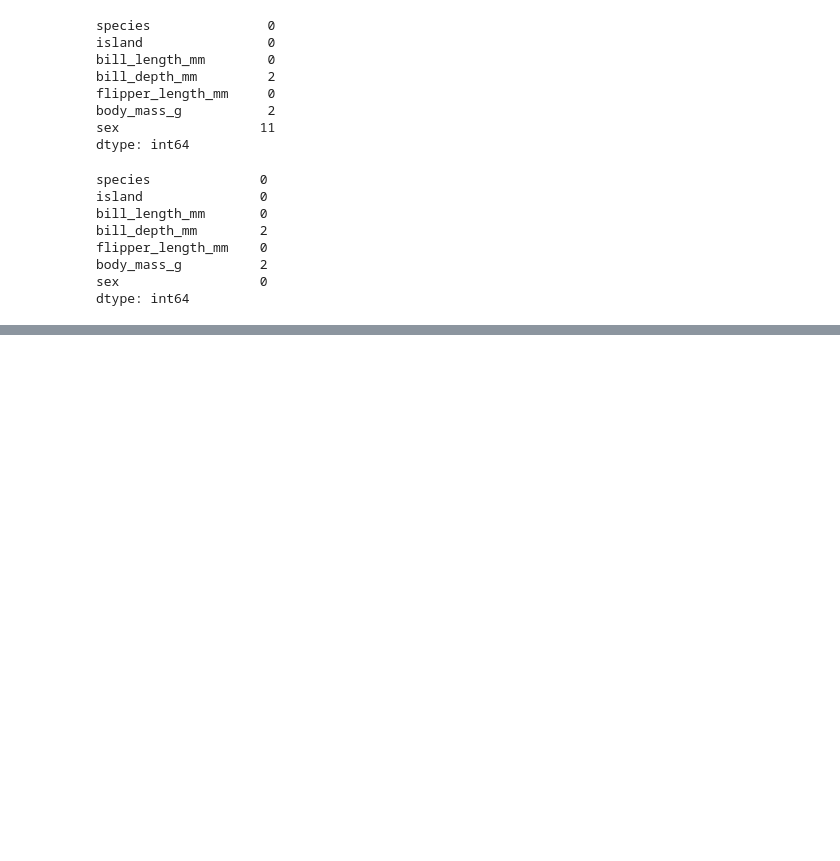
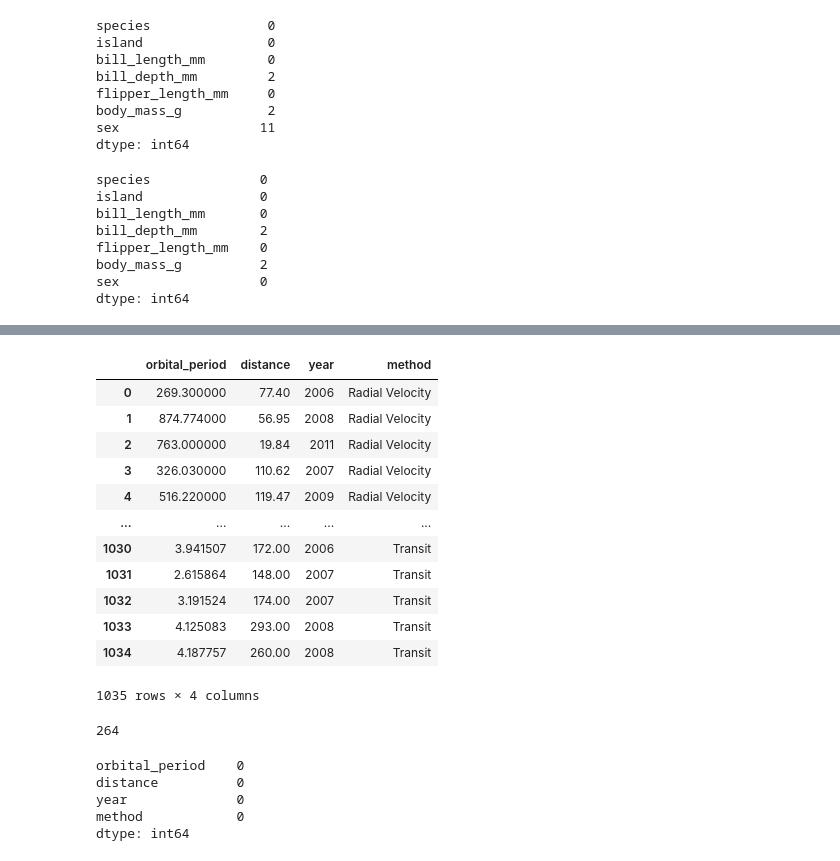
Before and after one commit to Utkarsh1201/python_data_science, a Jupyter notebook: preprocessing_part2.ipynb, the cells around one changed output, grey strips where cells are left out. Cells and saved outputs as stored; diff of their text form; code cells hidden in the pictures; blank space fills up the shorter version.

```diff
--- a/preprocessing_part2.ipynb
+++ b/preprocessing_part2.ipynb
@@ -227,0 +283,17 @@ dtype: int64
+# %%
+planets = df[['orbital_period','distance','year','method']].copy()
+planets
+# %% [output]
+|  | orbital_period | distance | year | method |
+| 0 | 269.300000 | 77.40 | 2006 | Radial Velocity |
+| 1 | 874.774000 | 56.95 | 2008 | Radial Velocity |
+| 2 | 763.000000 | 19.84 | 2011 | Radial Velocity |
+| 3 | 326.030000 | 110.62 | 2007 | Radial Velocity |
+| 4 | 516.220000 | 119.47 | 2009 | Radial Velocity |
+| ... | ... | ... | ... | ... |
+| 1030 | 3.941507 | 172.00 | 2006 | Transit |
+| 1031 | 2.615864 | 148.00 | 2007 | Transit |
+| 1032 | 3.191524 | 174.00 | 2007 | Transit |
+| 1033 | 4.125083 | 293.00 | 2008 | Transit |
+| 1034 | 4.187757 | 260.00 | 2008 | Transit |
+1035 rows × 4 columns
@@ -227,0 +303,5 @@ dtype: int64
+# %%
+distance = round(planets['distance'].mean())
+print(distance)
+# %% [output]
+264
@@ -227,0 +311,8 @@ dtype: int64
+# %%
+planets.isnull().sum()
+# %% [output]
+orbital_period    0
+distance          0
+year              0
+method            0
+dtype: int64
```
Also changed, not shown: parts of 8 cells of this notebook.
